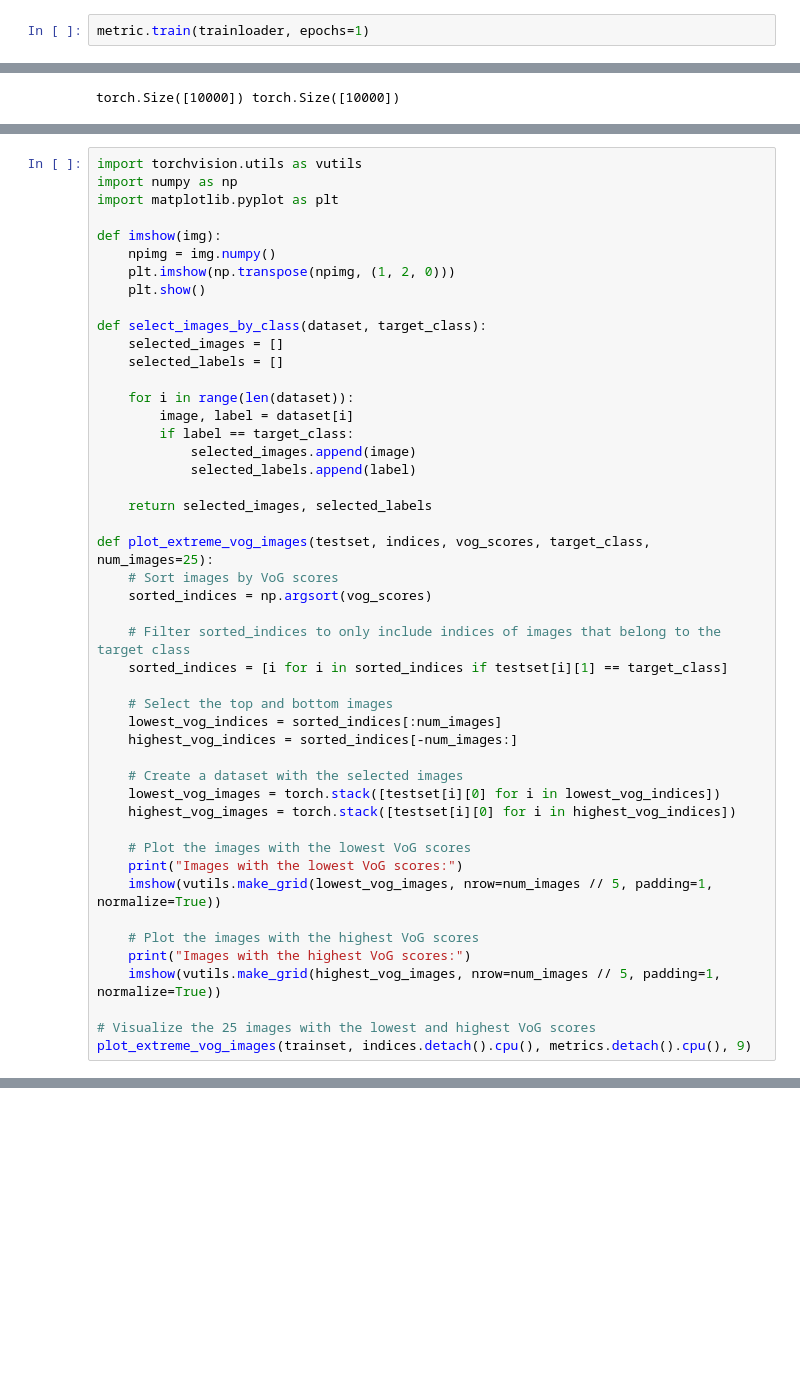
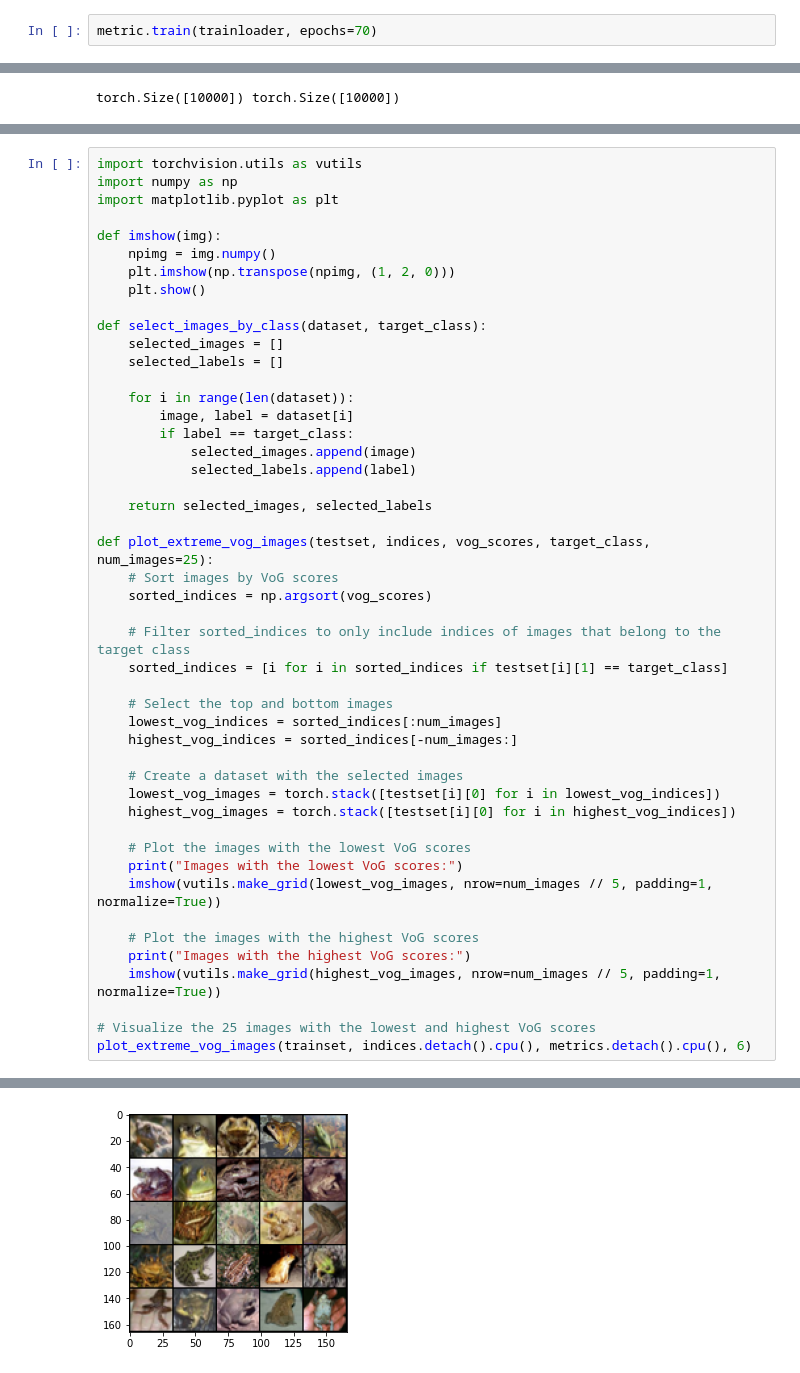
Before and after one commit to Samarendra109/DL-Project, a Jupyter notebook: prediction_depth_test.ipynb, the cells around one changed output, grey strips where cells are left out. Drawn from its saved outputs; the diff is of its cells as text; blank space fills up the shorter version.

```diff
--- a/prediction_depth_test.ipynb
+++ b/prediction_depth_test.ipynb
@@ -36,6 +36,6 @@ device = torch.device('cuda:0' if torch.cuda.is_available() else 'cpu')
 model = ResNetForPredictionDepth(BasicBlock, [2, 2, 2, 2], temp=1.0, num_classes=len(classes))
 metric = PredictionDepth(model, device=device, layers=9)
 # %%
-metric.train(trainloader, epochs=1)
+metric.train(trainloader, epochs=70)
 # %% [output]
 Epoch 0
@@ -111,4 +123,5 @@ def plot_extreme_vog_images(testset, indices, vog_scores, target_class, num_imag
     imshow(vutils.make_grid(highest_vog_images, nrow=num_images // 5, padding=1, normalize=True))
 
 # Visualize the 25 images with the lowest and highest VoG scores
-plot_extreme_vog_images(trainset, indices.detach().cpu(), metrics.detach().cpu(), 9)
+plot_extreme_vog_images(trainset, indices.detach().cpu(), metrics.detach().cpu(), 6)
+# %% [output]
@@ -114,0 +129 @@ plot_extreme_vog_images(trainset, indices.detach().cpu(), metrics.detach().cpu()
+[figure, added]
```
Also changed, not shown: parts of 5 cells of this notebook, 1 other file.
